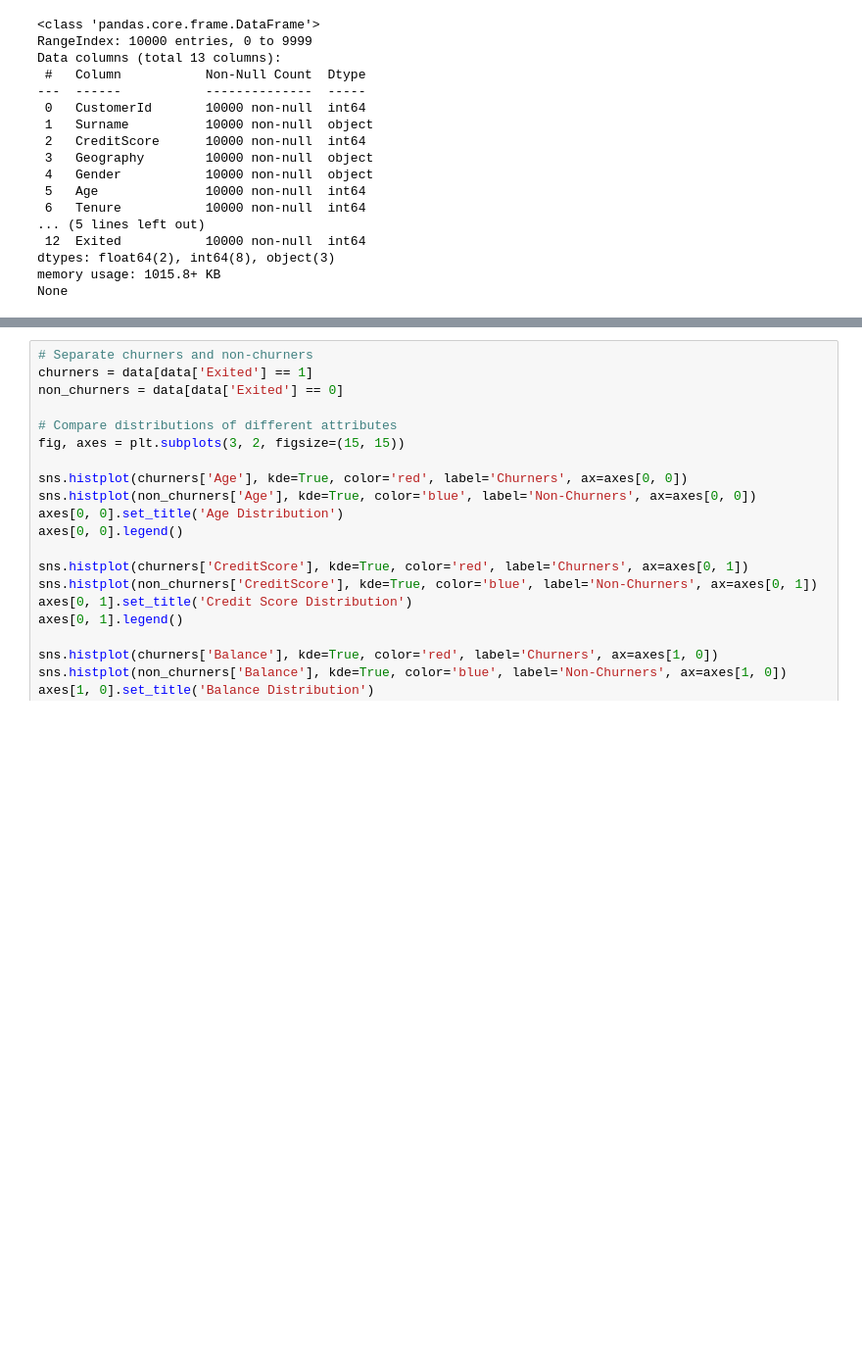
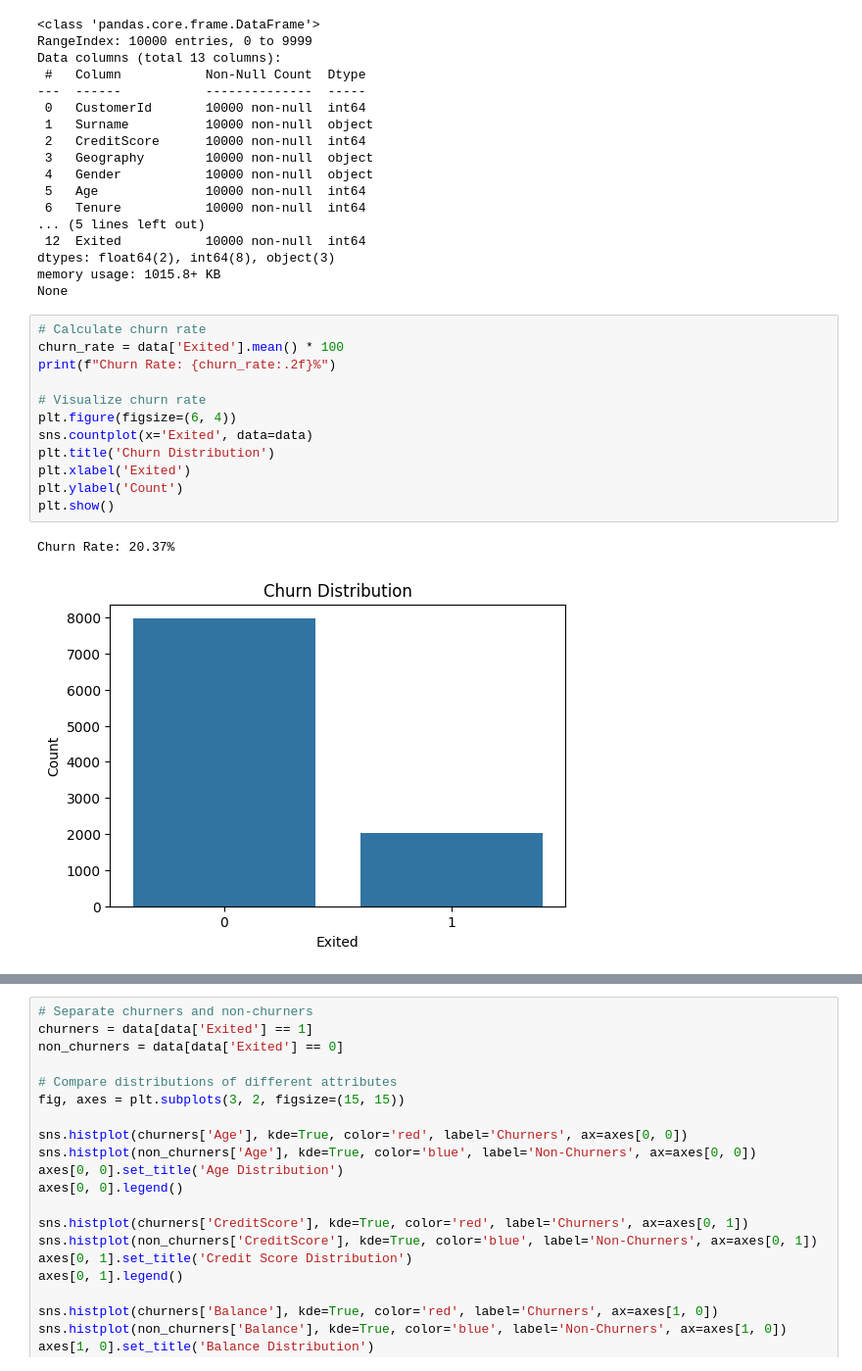
Before and after one commit to gathara66david/Exploratory-Data-Analysis-EDA-, a Jupyter notebook: explanatory_data_analysis.ipynb, the cells around one changed output, grey strips where cells are left out. Shown at 98% size. Drawn from its saved outputs; the diff is of its cells as text; blank space fills up the shorter version.

```diff
--- a/explanatory_data_analysis.ipynb
+++ b/explanatory_data_analysis.ipynb
@@ -74,3 +74,18 @@ Data columns (total 13 columns):
 dtypes: float64(2), int64(8), object(3)
 memory usage: 1015.8+ KB
 None
+# %%
+# Calculate churn rate
+churn_rate = data['Exited'].mean() * 100
+print(f"Churn Rate: {churn_rate:.2f}%")
+
+# Visualize churn rate
+plt.figure(figsize=(6, 4))
+sns.countplot(x='Exited', data=data)
+plt.title('Churn Distribution')
+plt.xlabel('Exited')
+plt.ylabel('Count')
+plt.show()
+# %% [output]
+Churn Rate: 20.37%
+[figure, added]
```
Also changed, not shown: parts of 3 cells of this notebook.
